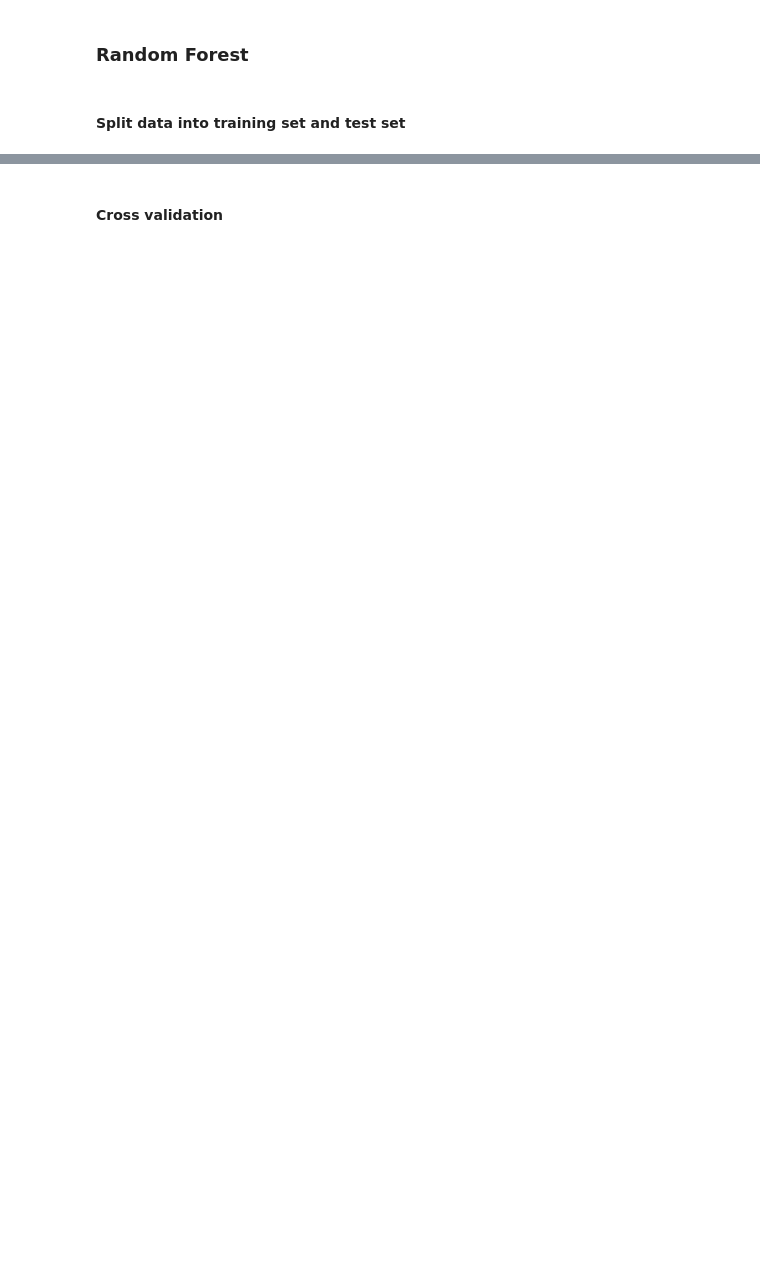
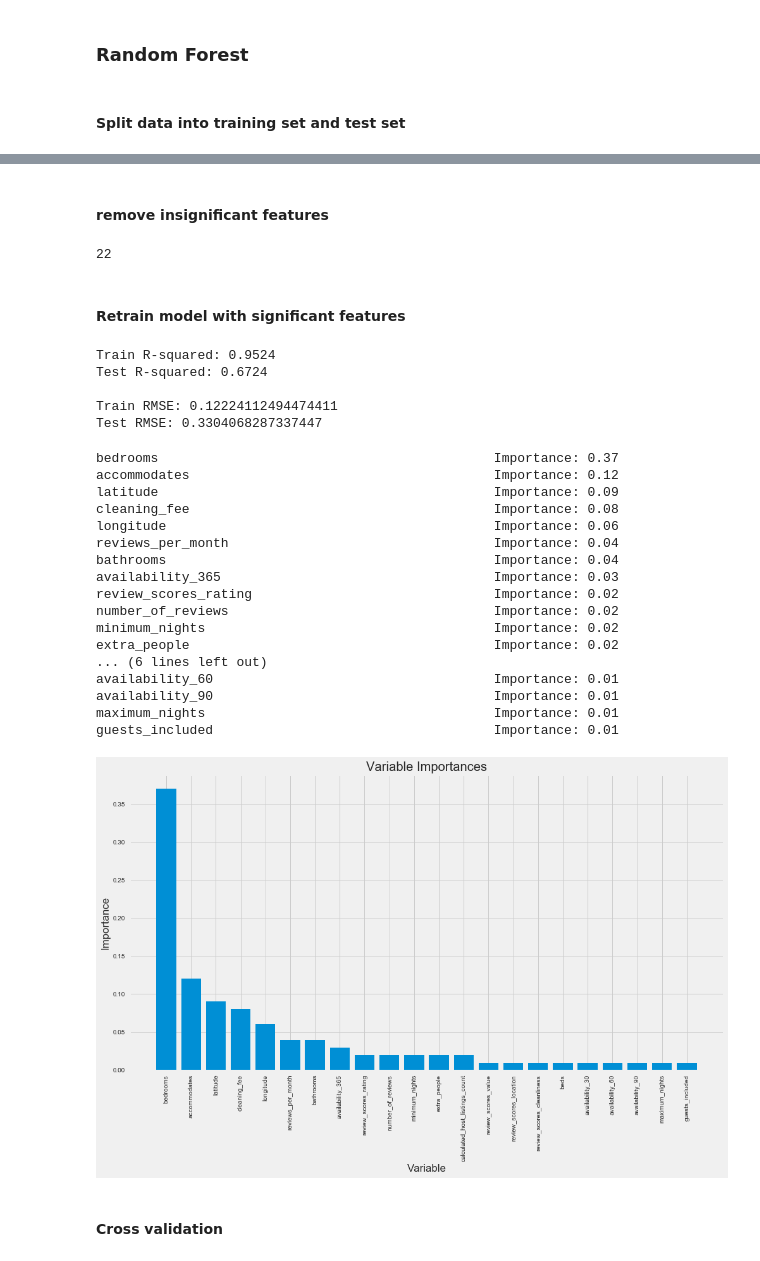
Before and after one commit to ntmai03/Airbnb, a Jupyter notebook: AirbnbPricePredictionModel.ipynb, the cells around one changed output, grey strips where cells are left out. Drawn from its saved outputs; the diff is of its cells as text; code cells hidden in the pictures; blank space fills up the shorter version.

```diff
--- a/AirbnbPricePredictionModel.ipynb
+++ b/AirbnbPricePredictionModel.ipynb
@@ -459,3 +582,45 @@ Test RMSE: 0.3302818191233967
+# %% [markdown]
+#### remove insignificant features
+# %%
+remove_list = ['review_scores_communication','review_scores_checkin','review_scores_accuracy']
+col_list1 = [e for e in col_list if e not in remove_list]
+# %%
+X1_train = X_train[col_list1]
+X1_test = X_test[col_list1]
+X1_train.shape[1]
+# %% [output]
+22
+# %% [markdown]
+#### Retrain model with significant features
+# %%
+model, Y_train_pred, Y_test_pred = Model_RandomForest(X1_train, Y_train,X1_test,Y_test,1)
+# %% [output]
+Train R-squared: 0.9524
+Test R-squared: 0.6724
+
+Train RMSE: 0.12224112494474411
+Test RMSE: 0.3304068287337447
+# %%
+Visualize_ImportantFeatures(X1_train,model.feature_importances_)
+# %% [output]
+bedrooms                                           Importance: 0.37
+accommodates                                       Importance: 0.12
+latitude                                           Importance: 0.09
+cleaning_fee                                       Importance: 0.08
+longitude                                          Importance: 0.06
+reviews_per_month                                  Importance: 0.04
+bathrooms                                          Importance: 0.04
+availability_365                                   Importance: 0.03
+review_scores_rating                               Importance: 0.02
+number_of_reviews                                  Importance: 0.02
+minimum_nights                                     Importance: 0.02
+extra_people                                       Importance: 0.02
+... (6 lines left out)
+availability_60                                    Importance: 0.01
+availability_90                                    Importance: 0.01
+maximum_nights                                     Importance: 0.01
+guests_included                                    Importance: 0.01
+[figure, added]
 # %% [markdown]
 #### Cross validation
 # %%
```
Also changed, not shown: parts of 157 cells of this notebook.
